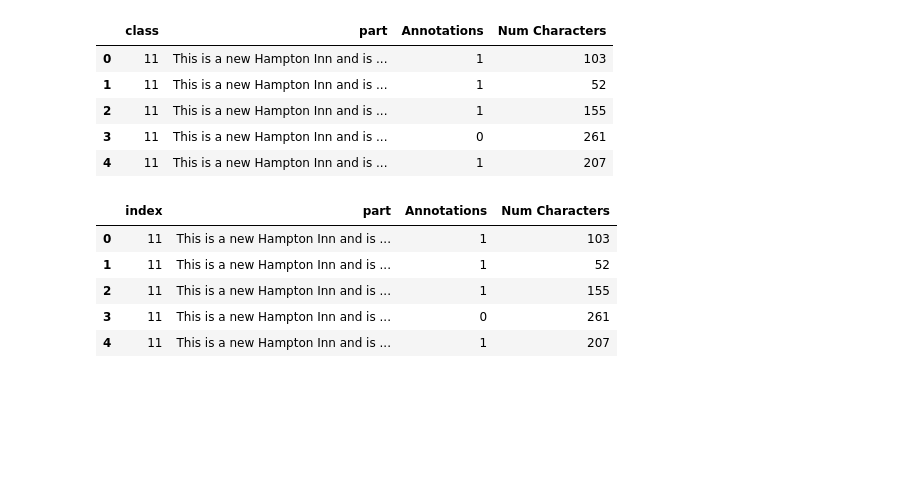
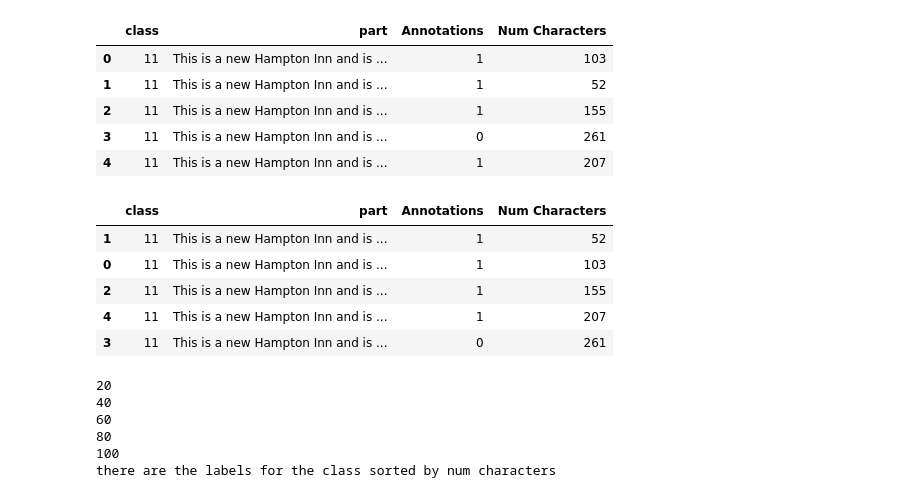
Before and after one commit to e-d-p-9/Hotel-Reviews, a Jupyter notebook: task2/hotel_sub_1_add_percentage.ipynb, the cells around one changed output. Saved outputs shown, nothing was run; the diff lists cells and outputs as text; code cells hidden in the pictures; blank space fills up the shorter version.

```diff
--- a/task2/hotel_sub_1_add_percentage.ipynb
+++ b/task2/hotel_sub_1_add_percentage.ipynb
@@ -163,3 +163,11 @@ df.loc[df['class'] == unique_values[0]]
 | 4 | 11 | This is a new Hampton Inn and is ... | 1 | 207 |
 # %%
 # cool so we can get each part with this and then sort ?
+df.loc[df['class'] == unique_values[0]].sort_values(by='Num Characters')
+# %% [output]
+|  | class | part | Annotations | Num Characters |
+| 1 | 11 | This is a new Hampton Inn and is ... | 1 | 52 |
+| 0 | 11 | This is a new Hampton Inn and is ... | 1 | 103 |
+| 2 | 11 | This is a new Hampton Inn and is ... | 1 | 155 |
+| 4 | 11 | This is a new Hampton Inn and is ... | 1 | 207 |
+| 3 | 11 | This is a new Hampton Inn and is ... | 0 | 261 |
@@ -168,9 +174,20 @@ test_frame = df.loc[df['index'] == values[0]]
-# %%
-test_frame
-# %% [output]
-|  | index | part | Annotations | Num Characters |
-| 0 | 11 | This is a new Hampton Inn and is ... | 1 | 103 |
-| 1 | 11 | This is a new Hampton Inn and is ... | 1 | 52 |
-| 2 | 11 | This is a new Hampton Inn and is ... | 1 | 155 |
-| 3 | 11 | This is a new Hampton Inn and is ... | 0 | 261 |
-| 4 | 11 | This is a new Hampton Inn and is ... | 1 | 207 |
+# %%
+# now iterate through these rows and append 20, 40, 60, 80, 100 to each
+# so go through each row and add 20 40 60 80 100
+
+start_num = 20
+incrementer = 20
+
+for i in range(5):
+    print(start_num)
+    start_num += incrementer
+
+
+print("there are the labels for the class sorted by num characters")
+# %% [output]
+20
+40
+60
+80
+100
+there are the labels for the class sorted by num characters
```
Also changed, not shown: parts of 14 cells of this notebook.
